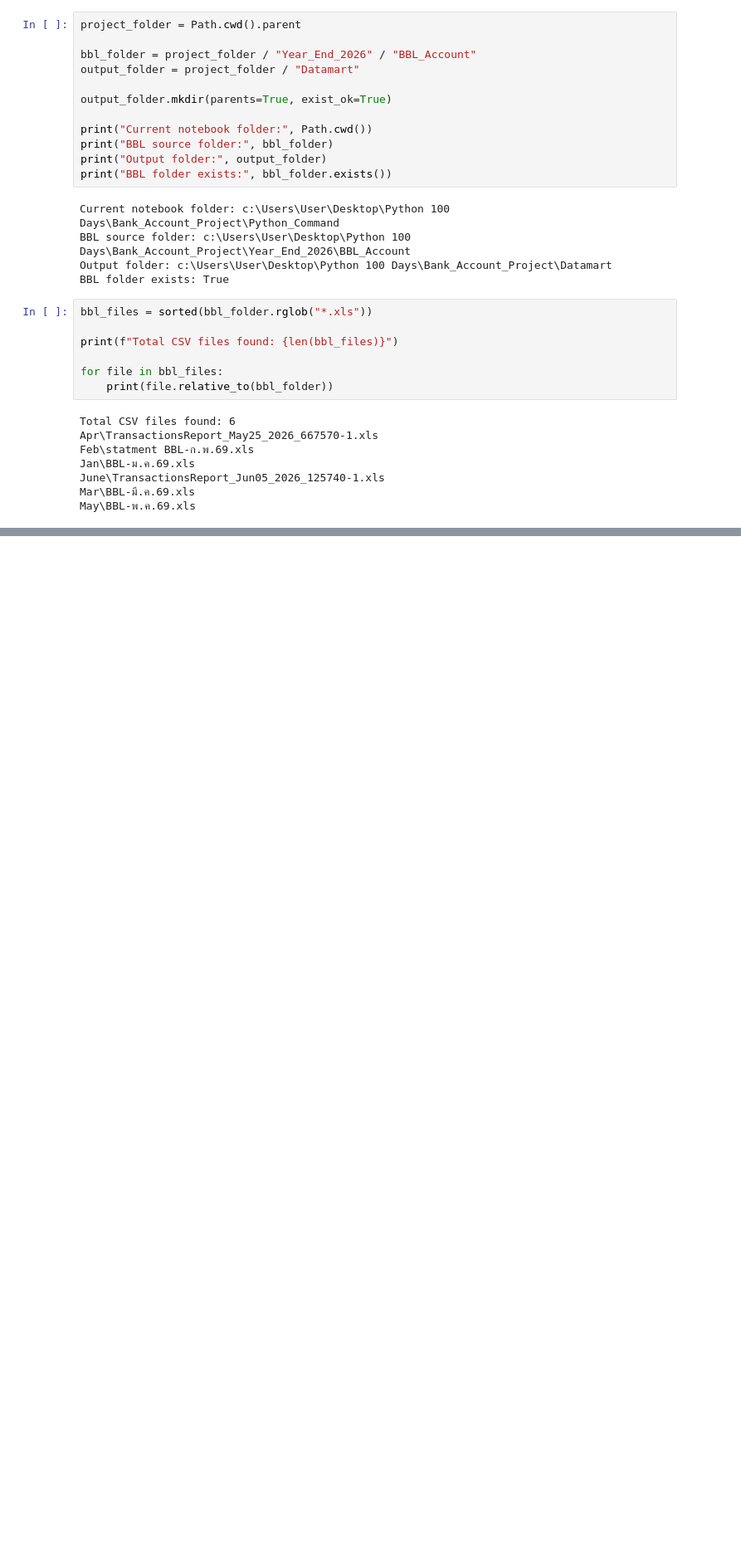
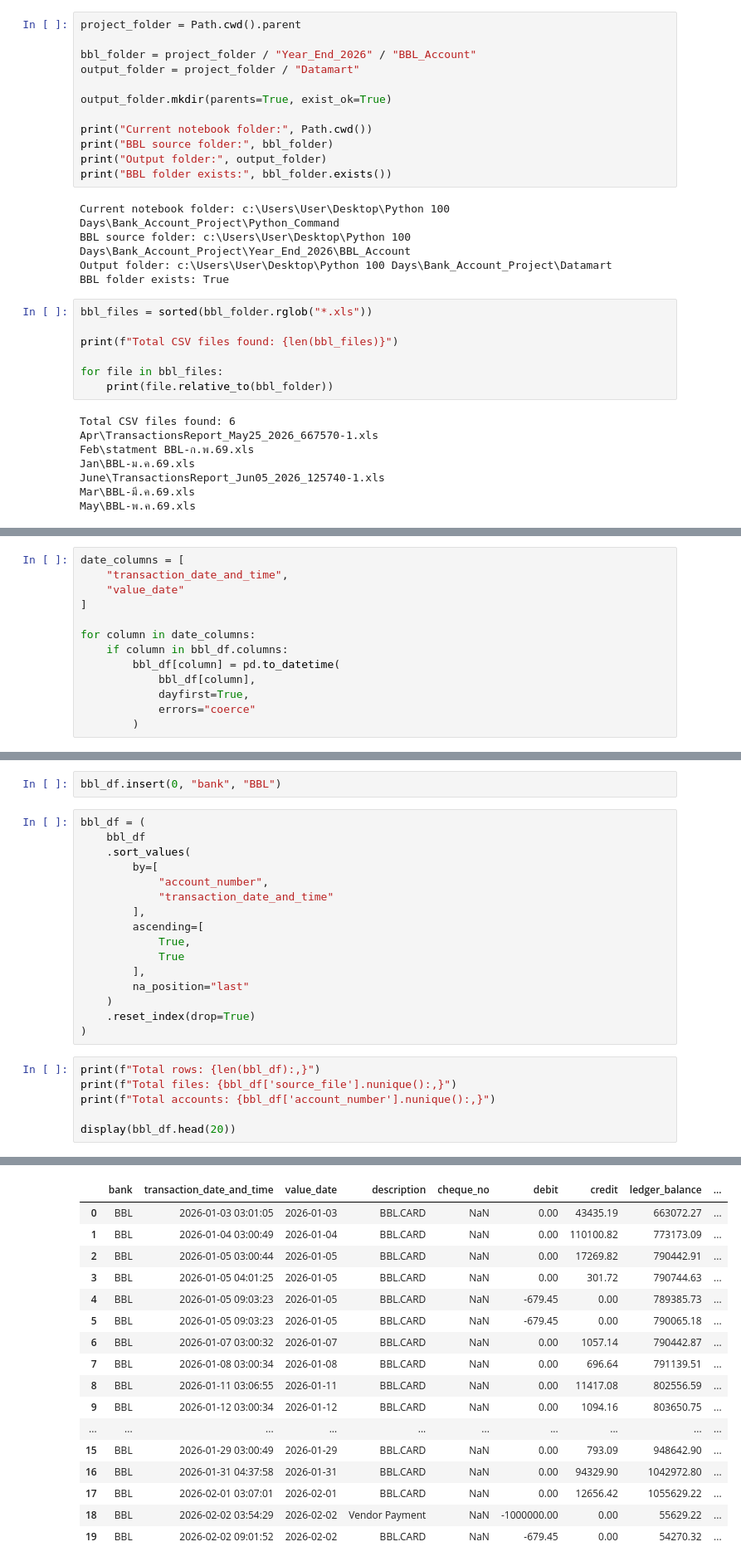
Before and after one commit to tawanwetaya-debug/bank_statement, a Jupyter notebook: Python_Command/BBL.ipynb, the cells around one changed output, grey strips where cells are left out. Shown at 83% size. Saved outputs shown, nothing was run; the diff lists cells and outputs as text; blank space fills up the shorter version.

```diff
--- a/Python_Command/BBL.ipynb
+++ b/Python_Command/BBL.ipynb
@@ -54,0 +427,13 @@ UnicodeDecodeError: 'utf-8' codec can't decode byte 0xd0 in position 0: invalid
+# %%
+date_columns = [
+    "transaction_date_and_time",
+    "value_date"
+]
+
+for column in date_columns:
+    if column in bbl_df.columns:
+        bbl_df[column] = pd.to_datetime(
+            bbl_df[column],
+            dayfirst=True,
+            errors="coerce"
+        )
@@ -54,0 +491,25 @@ UnicodeDecodeError: 'utf-8' codec can't decode byte 0xd0 in position 0: invalid
+# %%
+bbl_df.insert(0, "bank", "BBL")
+# %%
+bbl_df = (
+    bbl_df
+    .sort_values(
+        by=[
+            "account_number",
+            "transaction_date_and_time"
+        ],
+        ascending=[
+            True,
+            True
+        ],
+        na_position="last"
+    )
+    .reset_index(drop=True)
+)
+# %%
+print(f"Total rows: {len(bbl_df):,}")
+print(f"Total files: {bbl_df['source_file'].nunique():,}")
+print(f"Total accounts: {bbl_df['account_number'].nunique():,}")
+
+display(bbl_df.head(20))
+# %% [output]
@@ -54,0 +519,17 @@ UnicodeDecodeError: 'utf-8' codec can't decode byte 0xd0 in position 0: invalid
+|  | bank | transaction_date_and_time | value_date | description | cheque_no | debit | credit | ledger_balance | ... |
+| 0 | BBL | 2026-01-03 03:01:05 | 2026-01-03 | BBL.CARD | NaN | 0.00 | 43435.19 | 663072.27 | ... |
+| 1 | BBL | 2026-01-04 03:00:49 | 2026-01-04 | BBL.CARD | NaN | 0.00 | 110100.82 | 773173.09 | ... |
+| 2 | BBL | 2026-01-05 03:00:44 | 2026-01-05 | BBL.CARD | NaN | 0.00 | 17269.82 | 790442.91 | ... |
+| 3 | BBL | 2026-01-05 04:01:25 | 2026-01-05 | BBL.CARD | NaN | 0.00 | 301.72 | 790744.63 | ... |
+| 4 | BBL | 2026-01-05 09:03:23 | 2026-01-05 | BBL.CARD | NaN | -679.45 | 0.00 | 789385.73 | ... |
+| 5 | BBL | 2026-01-05 09:03:23 | 2026-01-05 | BBL.CARD | NaN | -679.45 | 0.00 | 790065.18 | ... |
+| 6 | BBL | 2026-01-07 03:00:32 | 2026-01-07 | BBL.CARD | NaN | 0.00 | 1057.14 | 790442.87 | ... |
+| 7 | BBL | 2026-01-08 03:00:34 | 2026-01-08 | BBL.CARD | NaN | 0.00 | 696.64 | 791139.51 | ... |
+| 8 | BBL | 2026-01-11 03:06:55 | 2026-01-11 | BBL.CARD | NaN | 0.00 | 11417.08 | 802556.59 | ... |
+| 9 | BBL | 2026-01-12 03:00:34 | 2026-01-12 | BBL.CARD | NaN | 0.00 | 1094.16 | 803650.75 | ... |
+| ... | ... | ... | ... | ... | ... | ... | ... | ... | ... |
+| 15 | BBL | 2026-01-29 03:00:49 | 2026-01-29 | BBL.CARD | NaN | 0.00 | 793.09 | 948642.90 | ... |
+| 16 | BBL | 2026-01-31 04:37:58 | 2026-01-31 | BBL.CARD | NaN | 0.00 | 94329.90 | 1042972.80 | ... |
+| 17 | BBL | 2026-02-01 03:07:01 | 2026-02-01 | BBL.CARD | NaN | 0.00 | 12656.42 | 1055629.22 | ... |
+| 18 | BBL | 2026-02-02 03:54:29 | 2026-02-02 | Vendor Payment | NaN | -1000000.00 | 0.00 | 55629.22 | ... |
+| 19 | BBL | 2026-02-02 09:01:52 | 2026-02-02 | BBL.CARD | NaN | -679.45 | 0.00 | 54270.32 | ... |
```
Also changed, not shown: parts of 13 cells of this notebook, 5 other files.
